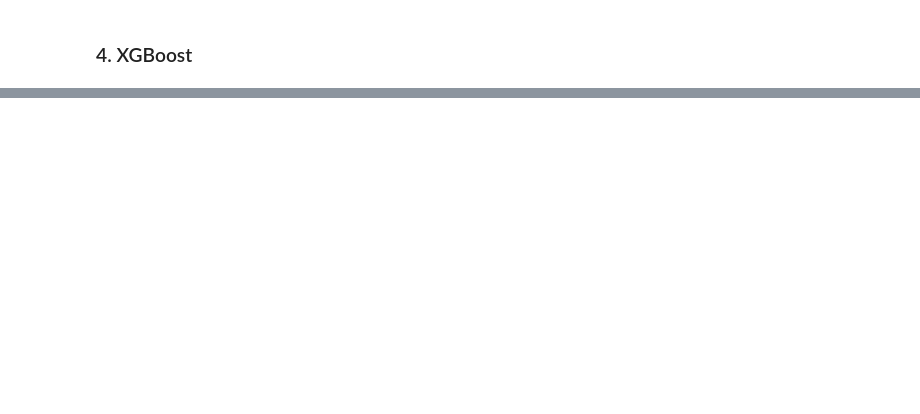
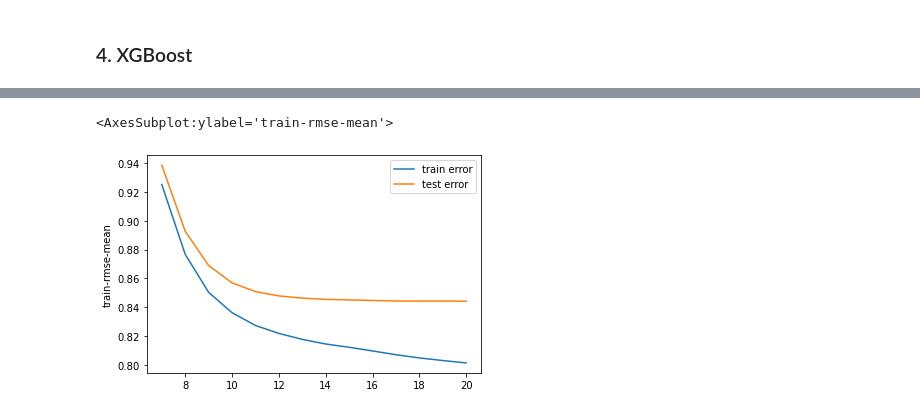
Before and after one commit to JonasSchroeder/Kaggel-Tabular-Playground-Series-2021, a Jupyter notebook: Feb 2021/Kaggle TPS 2021 - February.ipynb, the cells around one changed output, grey strips where cells are left out. Cells and saved outputs as stored; diff of their text form; code cells hidden in the pictures; blank space fills up the shorter version.

```diff
--- a/Feb 2021/Kaggle TPS 2021 - February.ipynb
+++ b/Feb 2021/Kaggle TPS 2021 - February.ipynb
@@ -728,0 +791,4 @@ export_df.to_csv(f"output/extra_random_simple_{name_add}.csv", index=False)
+# %%
+# Train-test split
+from sklearn.model_selection import train_test_split
+X_train, X_test, y_train, y_test = train_test_split(X_pre, y, test_size=0.3, shuffle=True, random_state=0)
@@ -728,0 +801,24 @@ export_df.to_csv(f"output/extra_random_simple_{name_add}.csv", index=False)
+# %%
+# baseline model
+
+params = {
+    # Parameters that we are going to tune.
+    'max_depth':6,
+    'min_child_weight': 1,
+    'eta':.3,
+    'subsample': 1,
+    'colsample_bytree': 1,
+    'eval_metric':'rmse',
+    # Other parameters
+    'objective':'reg:squarederror',
+}
+
+num_boost_round = 300
+
+model = xgb.train(
+    params,
+    dtrain,
+    num_boost_round=num_boost_round,
+    evals=[(dtest, "Test")],
+    early_stopping_rounds=10
+)
@@ -728,0 +843,11 @@ export_df.to_csv(f"output/extra_random_simple_{name_add}.csv", index=False)
+# %%
+cv_results = xgb.cv(
+    params,
+    dtrain,
+    num_boost_round=num_boost_round,
+    seed=42,
+    nfold=5,
+    metrics={'rmse'},
+    early_stopping_rounds=10
+)
+cv_results
@@ -728,0 +872,9 @@ export_df.to_csv(f"output/extra_random_simple_{name_add}.csv", index=False)
+# %%
+# plot Curve
+import seaborn as sns
+temp = cv_results[cv_results["train-rmse-mean"]<1]
+sns.lineplot(data=temp, x=temp.index, y="train-rmse-mean", label="train error")
+sns.lineplot(data=temp, x=temp.index, y="test-rmse-mean", label="test error")
+# %% [output]
+<AxesSubplot:ylabel='train-rmse-mean'>
+[figure, added]
```
Also changed, not shown: parts of 25 cells of this notebook, 2 other files.
